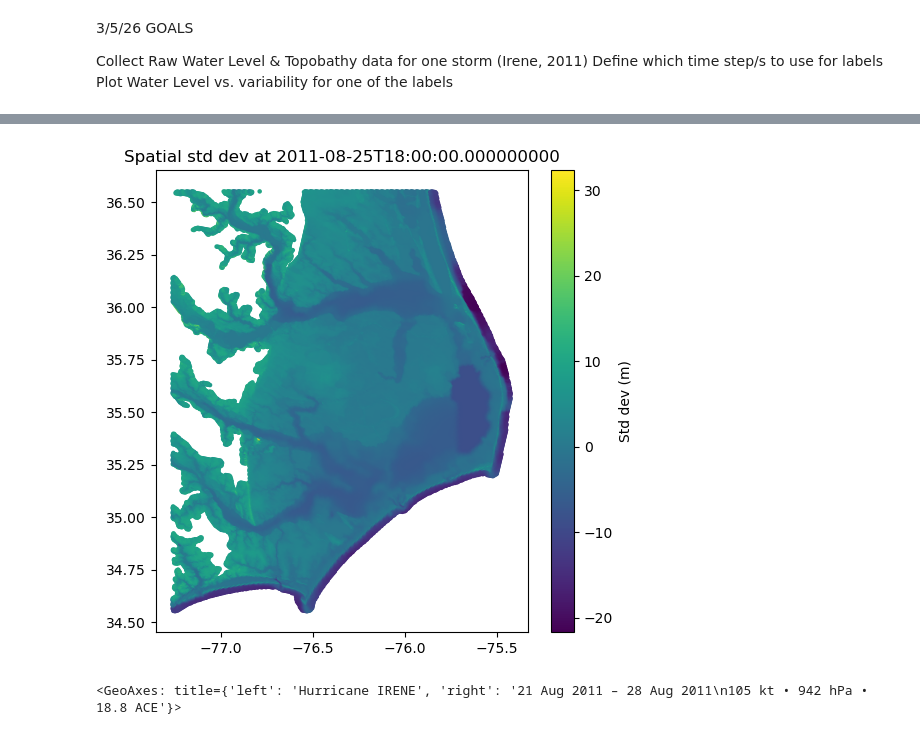
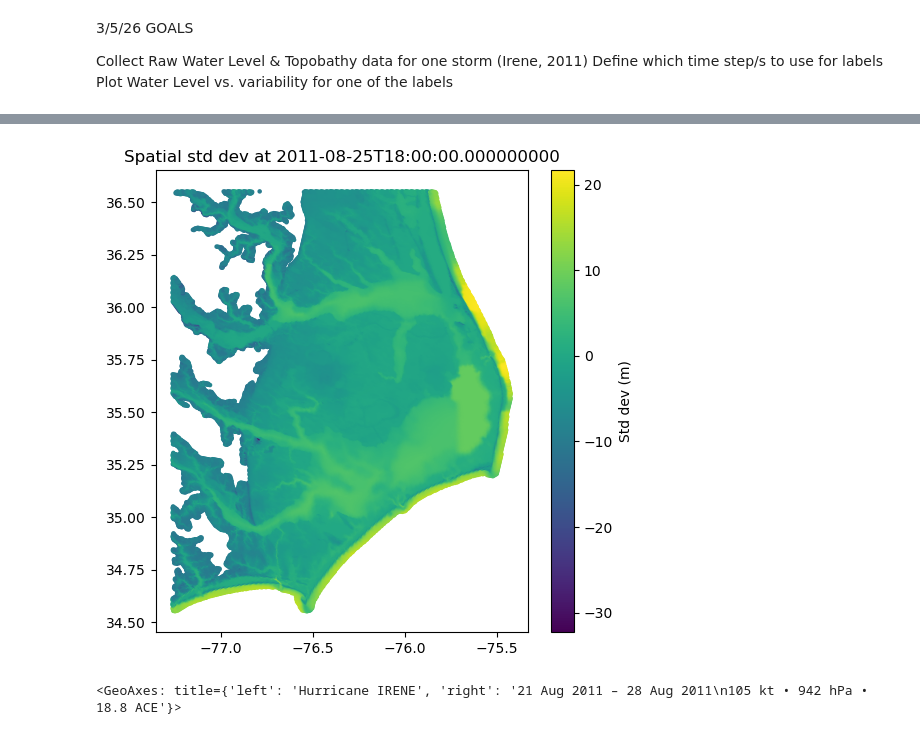
Before and after one commit to qhsimmons/CORA_AOSC650, a Jupyter notebook: Collect_Raw_Data.ipynb, the cells around one changed output, grey strips where cells are left out. Cells and saved outputs as stored; diff of their text form; code cells hidden in the pictures.

```diff
--- a/Collect_Raw_Data.ipynb
+++ b/Collect_Raw_Data.ipynb
@@ -367,20 +366,20 @@ Data variables: (12/26)
 # %%
 plt.figure(figsize=(6,6))
 t='2011-08-25T18:00:00.000000000'
 
 
 plt.scatter(
     combined_ds_newfeats["lon"],
     combined_ds_newfeats["lat"],
-    c=combined_ds_newfeats["bathy"]*(-1),
+    c=combined_ds_newfeats["bathy"],
     s=5
 )
 
 plt.colorbar(label="Std dev (m)")
 plt.title(f"Spatial std dev at {t}")
 plt.show()
 # %% [output]
-[figure, old version]
+[figure, new version]
 # %%
 irene.plot()
 # %% [output]
```
Also changed, not shown: parts of 9 cells of this notebook.
